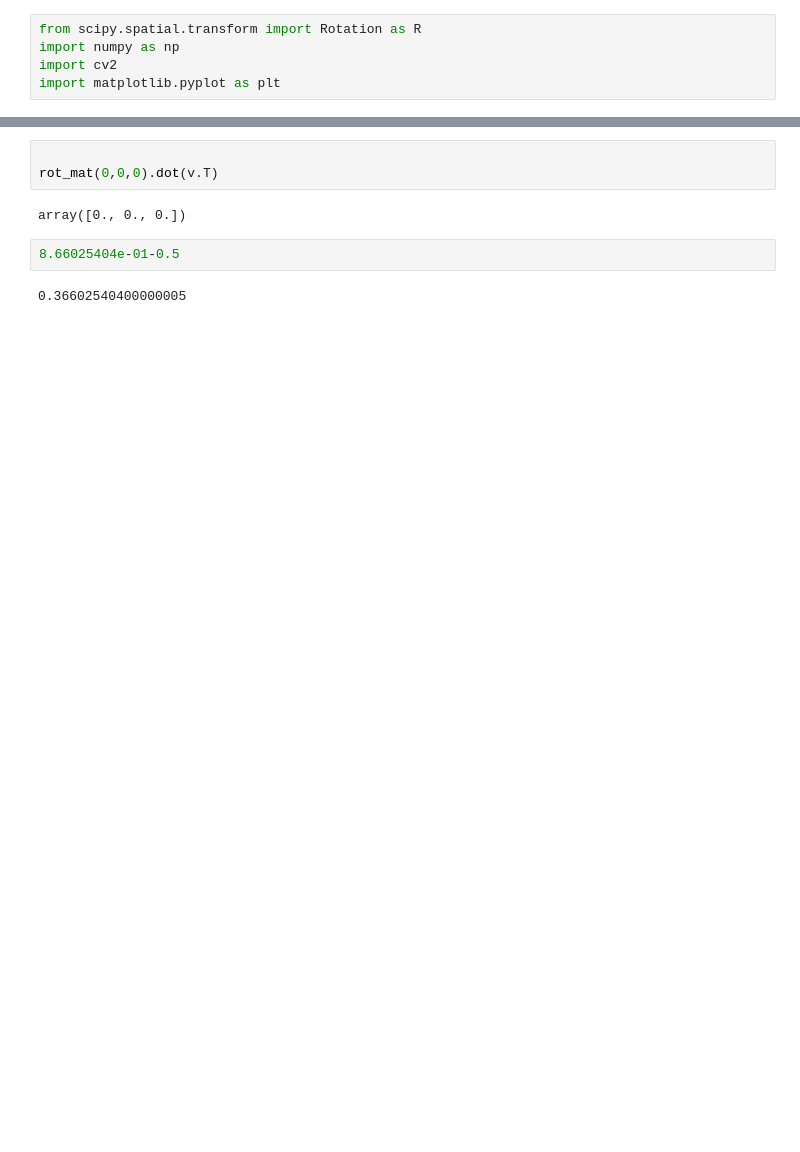
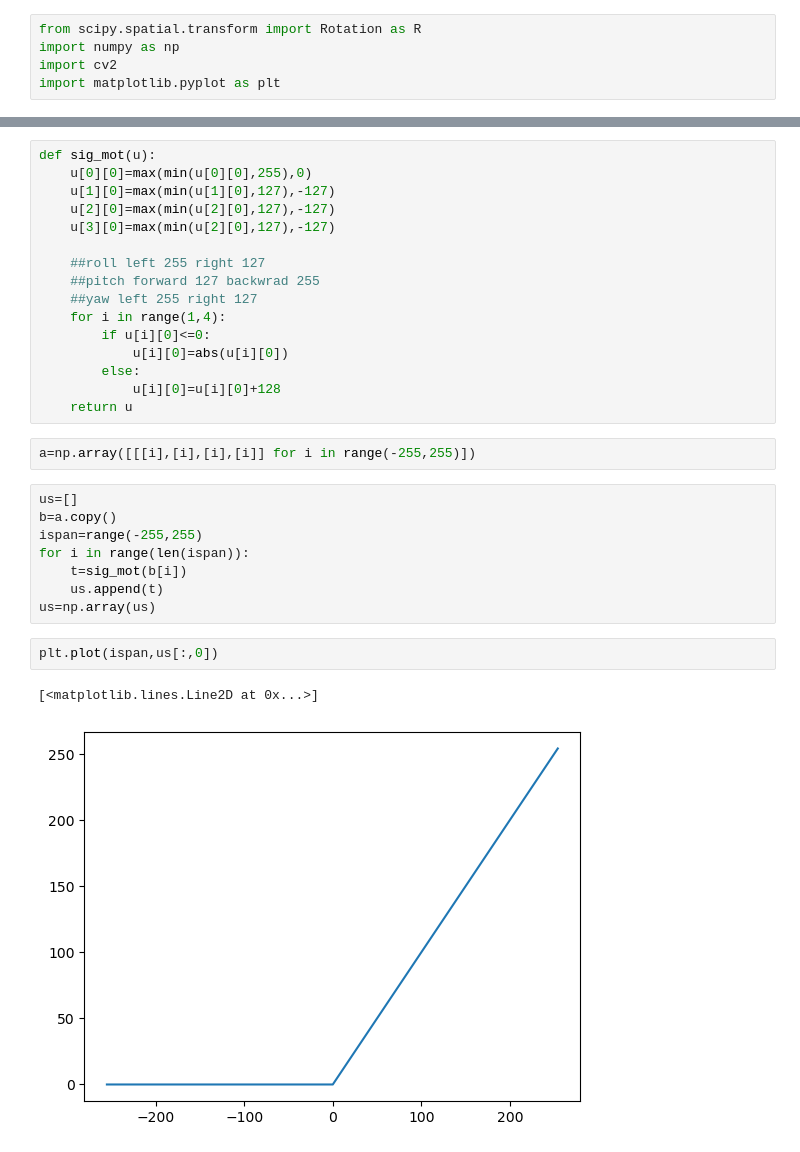
Before and after one commit to kwnr/graduation_work, a Jupyter notebook: a.ipynb, the cells around one changed output, grey strips where cells are left out. Saved outputs shown, nothing was run; the diff lists cells and outputs as text; blank space fills up the shorter version.

```diff
--- a/a.ipynb
+++ b/a.ipynb
@@ -26,9 +6,31 @@ def rot_mat(a,b,g):
-# %%
-
-rot_mat(0,0,0).dot(v.T)
-# %% [output]
-array([0., 0., 0.])
-# %%
-8.66025404e-01-0.5
-# %% [output]
-0.36602540400000005
+# %%
+def sig_mot(u):
+    u[0][0]=max(min(u[0][0],255),0)
+    u[1][0]=max(min(u[1][0],127),-127)
+    u[2][0]=max(min(u[2][0],127),-127)
+    u[3][0]=max(min(u[2][0],127),-127)
+
+    ##roll left 255 right 127
+    ##pitch forward 127 backwrad 255
+    ##yaw left 255 right 127
+    for i in range(1,4):
+        if u[i][0]<=0:
+            u[i][0]=abs(u[i][0])
+        else:
+            u[i][0]=u[i][0]+128
+    return u
+# %%
+a=np.array([[[i],[i],[i],[i]] for i in range(-255,255)])
+# %%
+us=[]
+b=a.copy()
+ispan=range(-255,255)
+for i in range(len(ispan)):
+    t=sig_mot(b[i])
+    us.append(t)
+us=np.array(us)
+# %%
+plt.plot(ispan,us[:,0])
+# %% [output]
+[<matplotlib.lines.Line2D at 0x...>]
+[figure, added]
```
Also changed, not shown: parts of 4 cells of this notebook, 14 other files.
